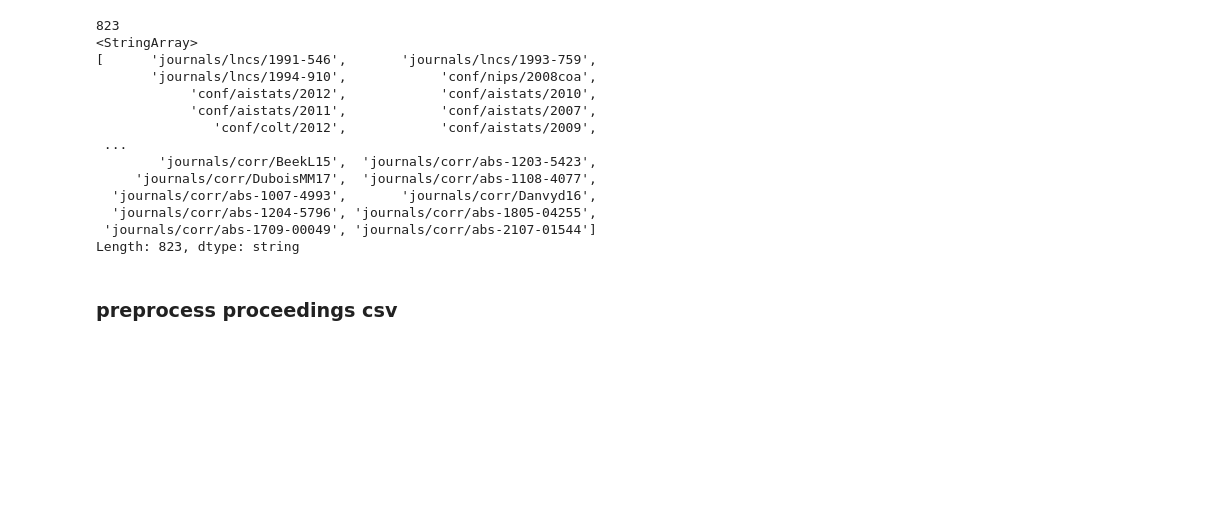
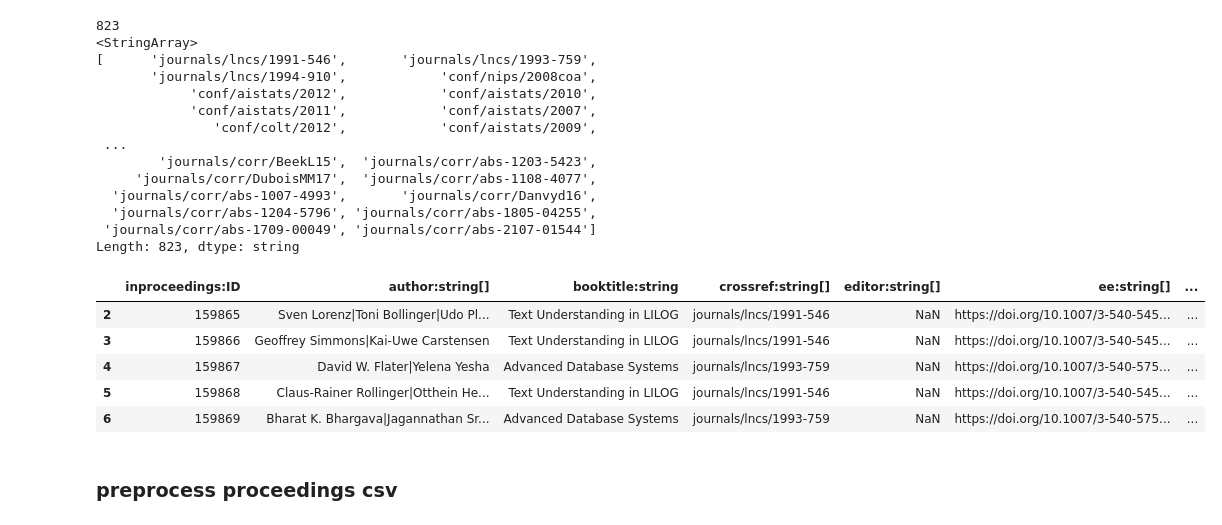
Before and after one commit to tist3r/upc-publication-graph, a Jupyter notebook: graph-processing.ipynb, the cells around one changed output. Saved outputs shown, nothing was run; the diff lists cells and outputs as text; code cells hidden in the pictures; blank space fills up the shorter version.

```diff
--- a/graph-processing.ipynb
+++ b/graph-processing.ipynb
@@ -18,11 +19,20 @@ import random
 # %%
 #helper function
 STOP_WORDS = set(stopwords.words('english'))
+DATABASE_COMMUNITY_KEYWORDS = ["data management","indexing", "data modeling", "big data", "data processing", "data storage","data querying"]
 
 def create_keywords(title):
     title = re.sub(r'[^\w\s]', "", title) #remove punctuation
     word_tokens = word_tokenize(title)
     keywords = set([w.lower() for w in word_tokens if not w.lower() in STOP_WORDS])
+
+    for kw in DATABASE_COMMUNITY_KEYWORDS:
+        if kw in title:
+            keywords.add(kw)
+
+    #add random database community kw to approx 30% of papers
+    if(random.randrange(0,10,1)<= 3):
+        keywords.add(random.sample(DATABASE_COMMUNITY_KEYWORDS,1)[0])
 
     return "|".join(keywords)
 
@@ -31,6 +41,18 @@ def trim_title(title):
         return title[:300]
 
     return title
+
+
+def generate_affiliation(row):
+    affil = {
+        1: "Company",
+        2: "University"
+    }
+
+    return f"{affil.get(random.randint(1,2))} {random.randint(1,30)}"
+
+def generate_publisher(publisher):
+    return f"Publisher {random.randint(1,10)}"
 # %%
 KEEP_HEADERS_ARTICLE = [
     "article:ID",
@@ -66,9 +89,14 @@ print(len(articles))
 9978
 # %%
 def doi_or_na(ee):
-    #returns the text if it is a doi, na otherwise
-    if("doi" in ee):
-        return ee
+    try:
+        doi = ee.split("|")[0]
+        #returns the text if it is a doi, na otherwise
+        if("doi" in ee):
+            return ee
+
+    except:
+        print("no str found")
 
     return pd.NA
 # %%
@@ -203,6 +250,15 @@ print(conference_crossrefs)
   'journals/corr/abs-1204-5796', 'journals/corr/abs-1805-04255',
  'journals/corr/abs-1709-00049', 'journals/corr/abs-2107-01544']
 Length: 823, dtype: string
+# %%
+inproceedings.head()
+# %% [output]
+|  | inproceedings:ID | author:string[] | booktitle:string | crossref:string[] | editor:string[] | ee:string[] | ... |
+| 2 | 159865 | Sven Lorenz|Toni Bollinger|Udo Pl... | Text Understanding in LILOG | journals/lncs/1991-546 | NaN | https://doi.org/10.1007/3-540-545... | ... |
+| 3 | 159866 | Geoffrey Simmons|Kai-Uwe Carstensen | Text Understanding in LILOG | journals/lncs/1991-546 | NaN | https://doi.org/10.1007/3-540-545... | ... |
+| 4 | 159867 | David W. Flater|Yelena Yesha | Advanced Database Systems | journals/lncs/1993-759 | NaN | https://doi.org/10.1007/3-540-575... | ... |
+| 5 | 159868 | Claus-Rainer Rollinger|Otthein He... | Text Understanding in LILOG | journals/lncs/1991-546 | NaN | https://doi.org/10.1007/3-540-545... | ... |
+| 6 | 159869 | Bharat K. Bhargava|Jagannathan Sr... | Advanced Database Systems | journals/lncs/1993-759 | NaN | https://doi.org/10.1007/3-540-575... | ... |
 # %%
 inproceedings.to_csv("data/inproceedings_preprocessed.csv", index=False)
 # %% [markdown]
```
Also changed, not shown: parts of 18 cells of this notebook, 5 other files.
